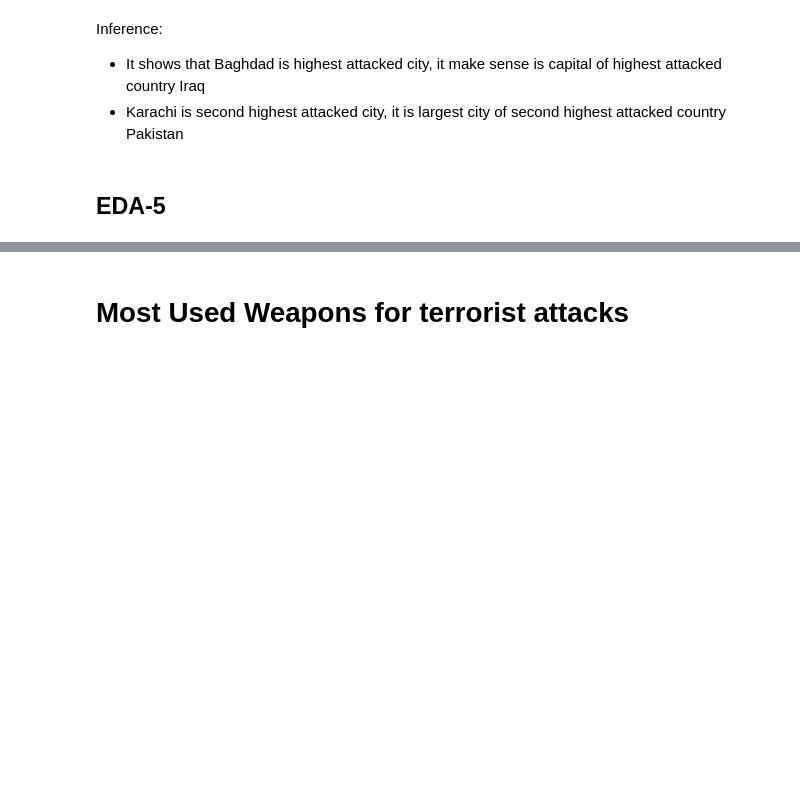
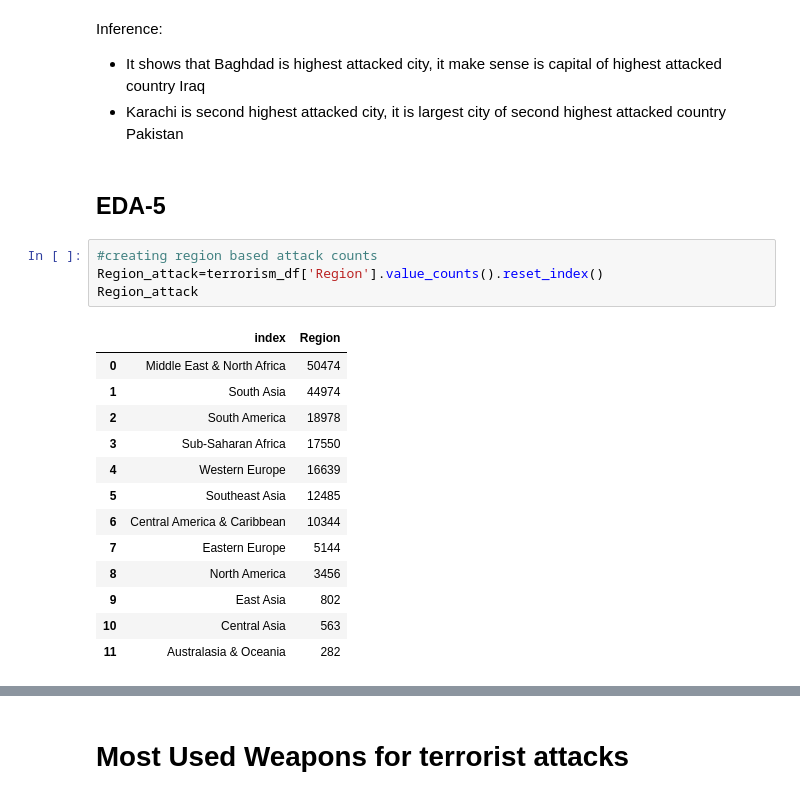
Before and after one commit to vak1997/Global-Terrorism, a Jupyter notebook: Global_Terrorism_Analysis_Capstone_Project.ipynb, the cells around one changed output, grey strips where cells are left out. Saved outputs shown, nothing was run; the diff lists cells and outputs as text; blank space fills up the shorter version.

```diff
--- a/Global_Terrorism_Analysis_Capstone_Project.ipynb
+++ b/Global_Terrorism_Analysis_Capstone_Project.ipynb
@@ -502,3 +502,21 @@ Inference:
 *   Karachi is second highest attacked city, it is largest city of second highest attacked country Pakistan
 # %% [markdown]
 ## **EDA-5**
+# %%
+#creating region based attack counts
+Region_attack=terrorism_df['Region'].value_counts().reset_index()
+Region_attack
+# %% [output]
+|  | index | Region |
+| 0 | Middle East & North Africa | 50474 |
+| 1 | South Asia | 44974 |
+| 2 | South America | 18978 |
+| 3 | Sub-Saharan Africa | 17550 |
+| 4 | Western Europe | 16639 |
+| 5 | Southeast Asia | 12485 |
+| 6 | Central America & Caribbean | 10344 |
+| 7 | Eastern Europe | 5144 |
+| 8 | North America | 3456 |
+| 9 | East Asia | 802 |
+| 10 | Central Asia | 563 |
+| 11 | Australasia & Oceania | 282 |
```
Also changed, not shown: parts of 20 cells of this notebook.
